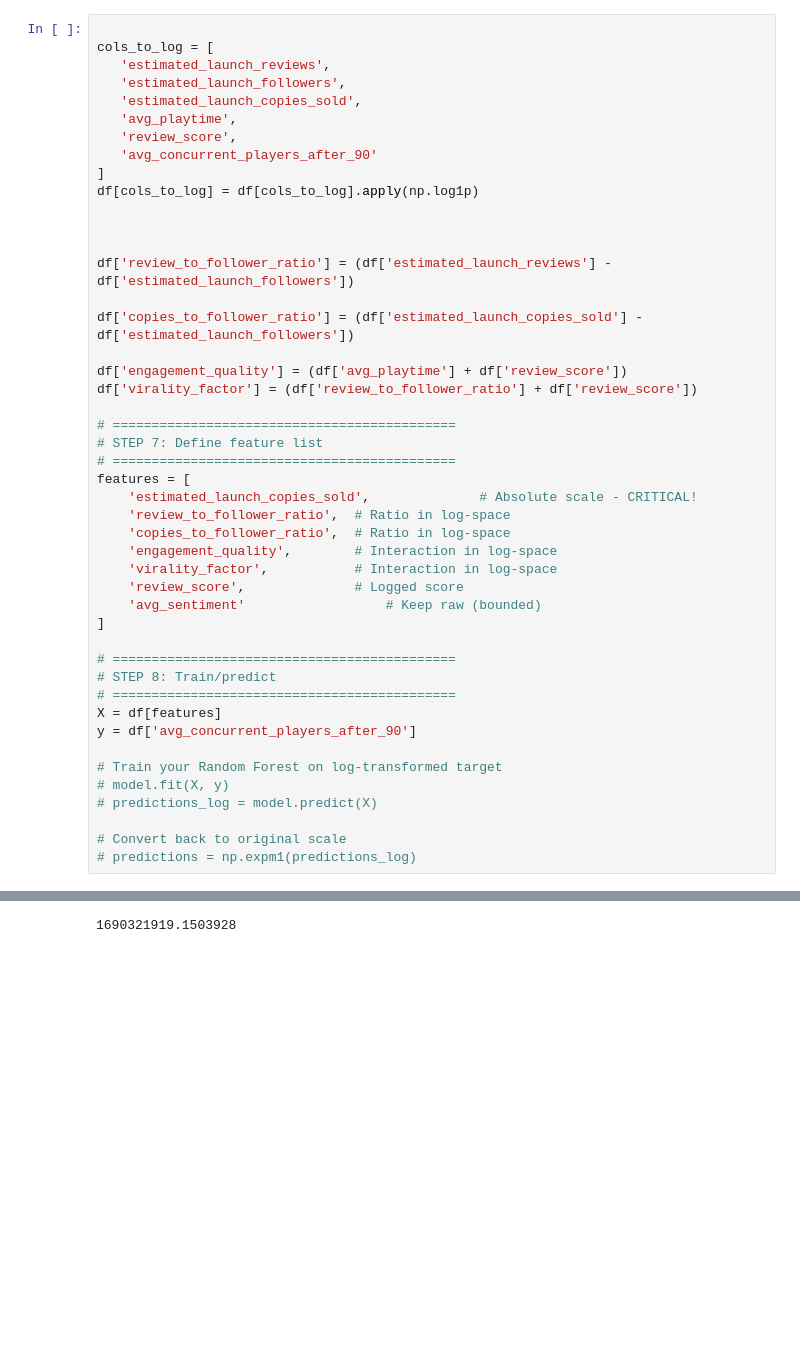
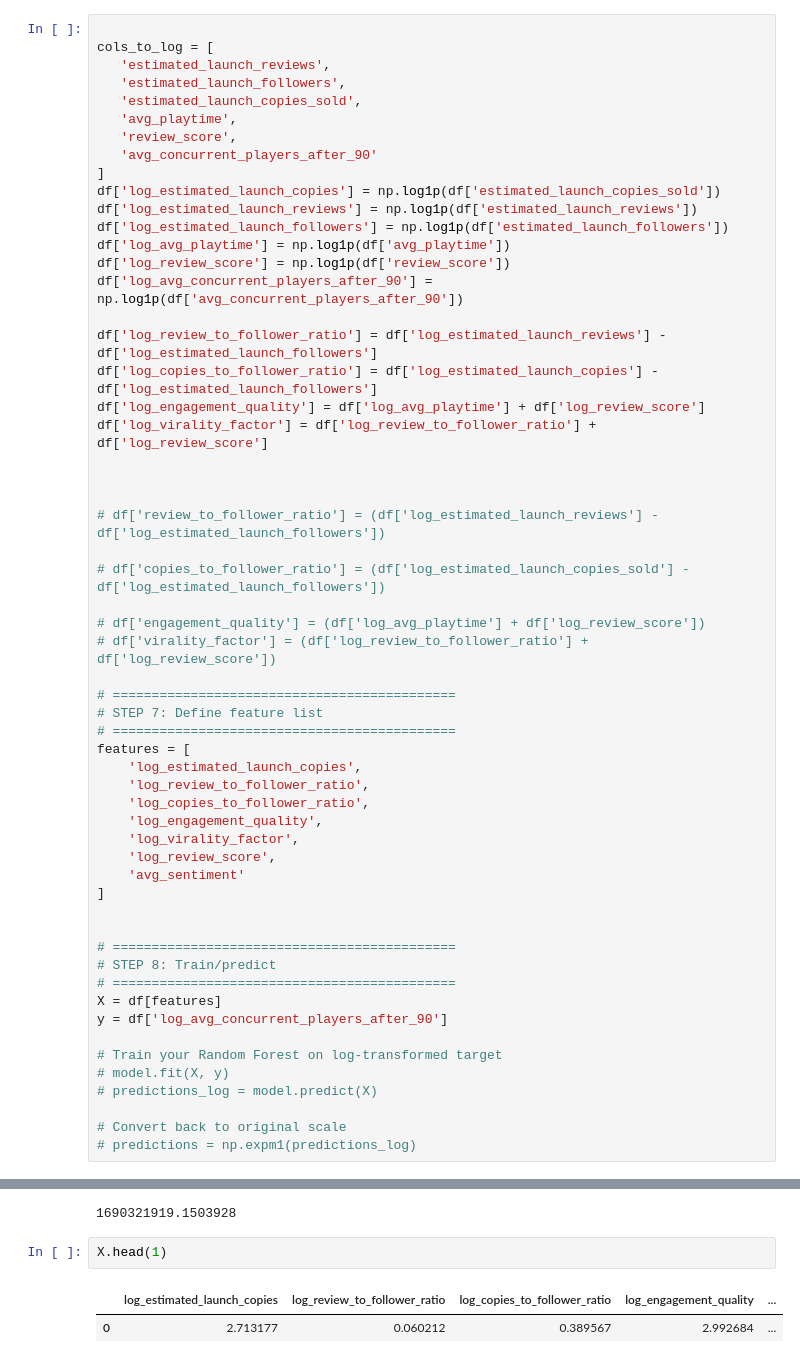
Before and after one commit to FarhanK29/Video_Game_Prediction_Model, a Jupyter notebook: random_forests_pred.ipynb, the cells around one changed output, grey strips where cells are left out. Cells and saved outputs as stored; diff of their text form; blank space fills up the shorter version.

```diff
--- a/random_forests_pred.ipynb
+++ b/random_forests_pred.ipynb
@@ -35,35 +40,46 @@ cols_to_log = [
    'review_score',
    'avg_concurrent_players_after_90'
 ]
-df[cols_to_log] = df[cols_to_log].apply(np.log1p)
+df['log_estimated_launch_copies'] = np.log1p(df['estimated_launch_copies_sold'])
+df['log_estimated_launch_reviews'] = np.log1p(df['estimated_launch_reviews'])
+df['log_estimated_launch_followers'] = np.log1p(df['estimated_launch_followers'])
+df['log_avg_playtime'] = np.log1p(df['avg_playtime'])
+df['log_review_score'] = np.log1p(df['review_score'])
+df['log_avg_concurrent_players_after_90'] = np.log1p(df['avg_concurrent_players_after_90'])
+
+df['log_review_to_follower_ratio'] = df['log_estimated_launch_reviews'] - df['log_estimated_launch_followers']
+df['log_copies_to_follower_ratio'] = df['log_estimated_launch_copies'] - df['log_estimated_launch_followers']
+df['log_engagement_quality'] = df['log_avg_playtime'] + df['log_review_score']
+df['log_virality_factor'] = df['log_review_to_follower_ratio'] + df['log_review_score']
 
 
 
-df['review_to_follower_ratio'] = (df['estimated_launch_reviews'] - df['estimated_launch_followers'])
+# df['review_to_follower_ratio'] = (df['log_estimated_launch_reviews'] - df['log_estimated_launch_followers'])
 
-df['copies_to_follower_ratio'] = (df['estimated_launch_copies_sold'] - df['estimated_launch_followers'])
+# df['copies_to_follower_ratio'] = (df['log_estimated_launch_copies_sold'] - df['log_estimated_launch_followers'])
 
-df['engagement_quality'] = (df['avg_playtime'] + df['review_score'])
-df['virality_factor'] = (df['review_to_follower_ratio'] + df['review_score'])
+# df['engagement_quality'] = (df['log_avg_playtime'] + df['log_review_score'])
+# df['virality_factor'] = (df['log_review_to_follower_ratio'] + df['log_review_score'])
 
 # ============================================
 # STEP 7: Define feature list
 # ============================================
 features = [
-    'estimated_launch_copies_sold',              # Absolute scale - CRITICAL!
-    'review_to_follower_ratio',  # Ratio in log-space
-    'copies_to_follower_ratio',  # Ratio in log-space
-    'engagement_quality',        # Interaction in log-space
-    'virality_factor',           # Interaction in log-space
-    'review_score',              # Logged score
-    'avg_sentiment'                  # Keep raw (bounded)
+    'log_estimated_launch_copies',
+    'log_review_to_follower_ratio',
+    'log_copies_to_follower_ratio',
+    'log_engagement_quality',
+    'log_virality_factor',
+    'log_review_score',
+    'avg_sentiment'
 ]
+
 
 # ============================================
 # STEP 8: Train/predict
 # ============================================
 X = df[features]
-y = df['avg_concurrent_players_after_90']
+y = df['log_avg_concurrent_players_after_90']
 
 # Train your Random Forest on log-transformed target
 # model.fit(X, y)
@@ -135,3 +163,8 @@ r2_score(y_pred,y_test_orig)
 mean_squared_error(y_pred=y_pred,y_true=y_test_orig)
 # %% [output]
 1690321919.1503928
+# %%
+X.head(1)
+# %% [output]
+|  | log_estimated_launch_copies | log_review_to_follower_ratio | log_copies_to_follower_ratio | log_engagement_quality | ... |
+| 0 | 2.713177 | 0.060212 | 0.389567 | 2.992684 | ... |
```
Also changed, not shown: parts of 20 cells of this notebook.
